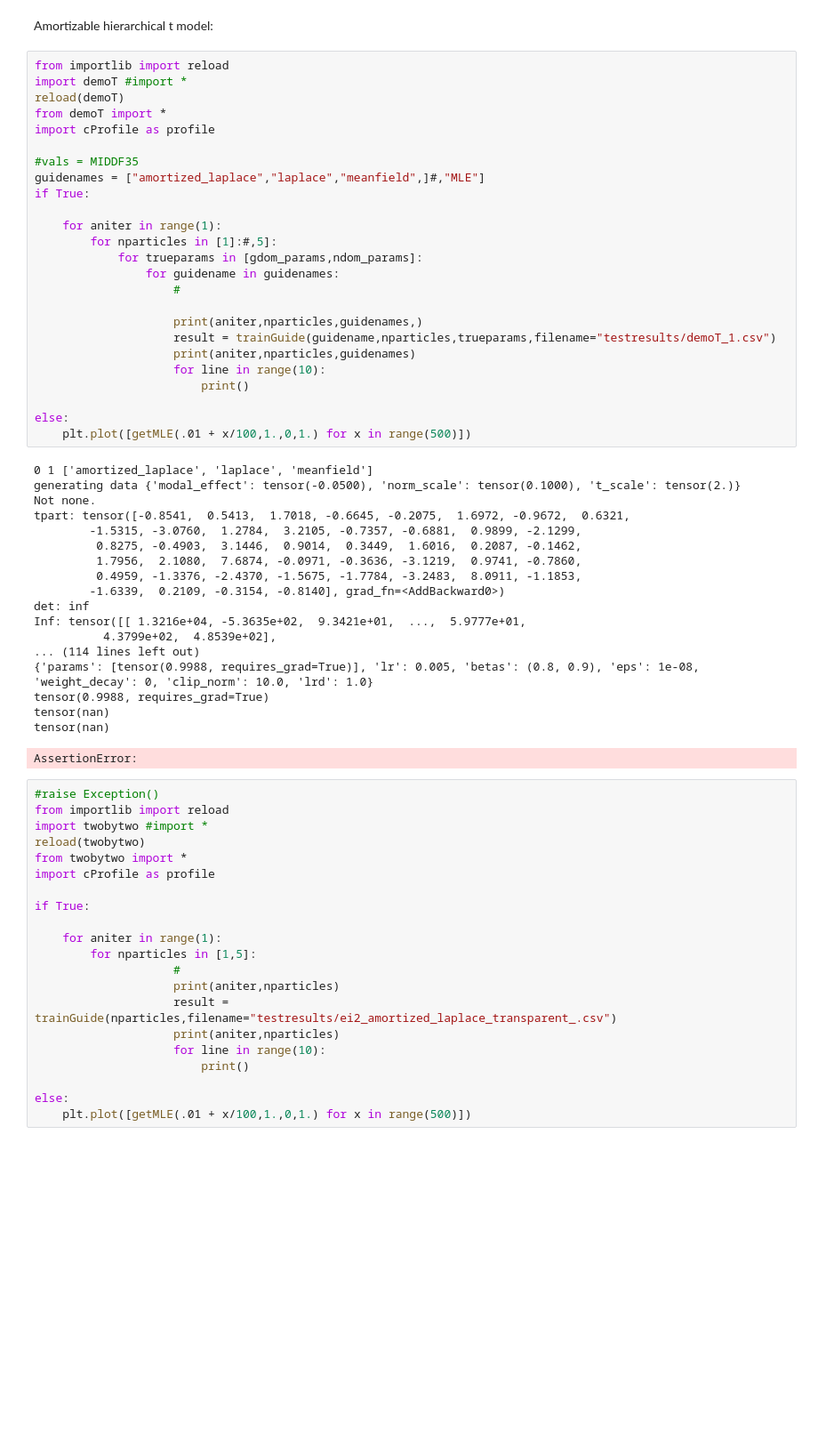
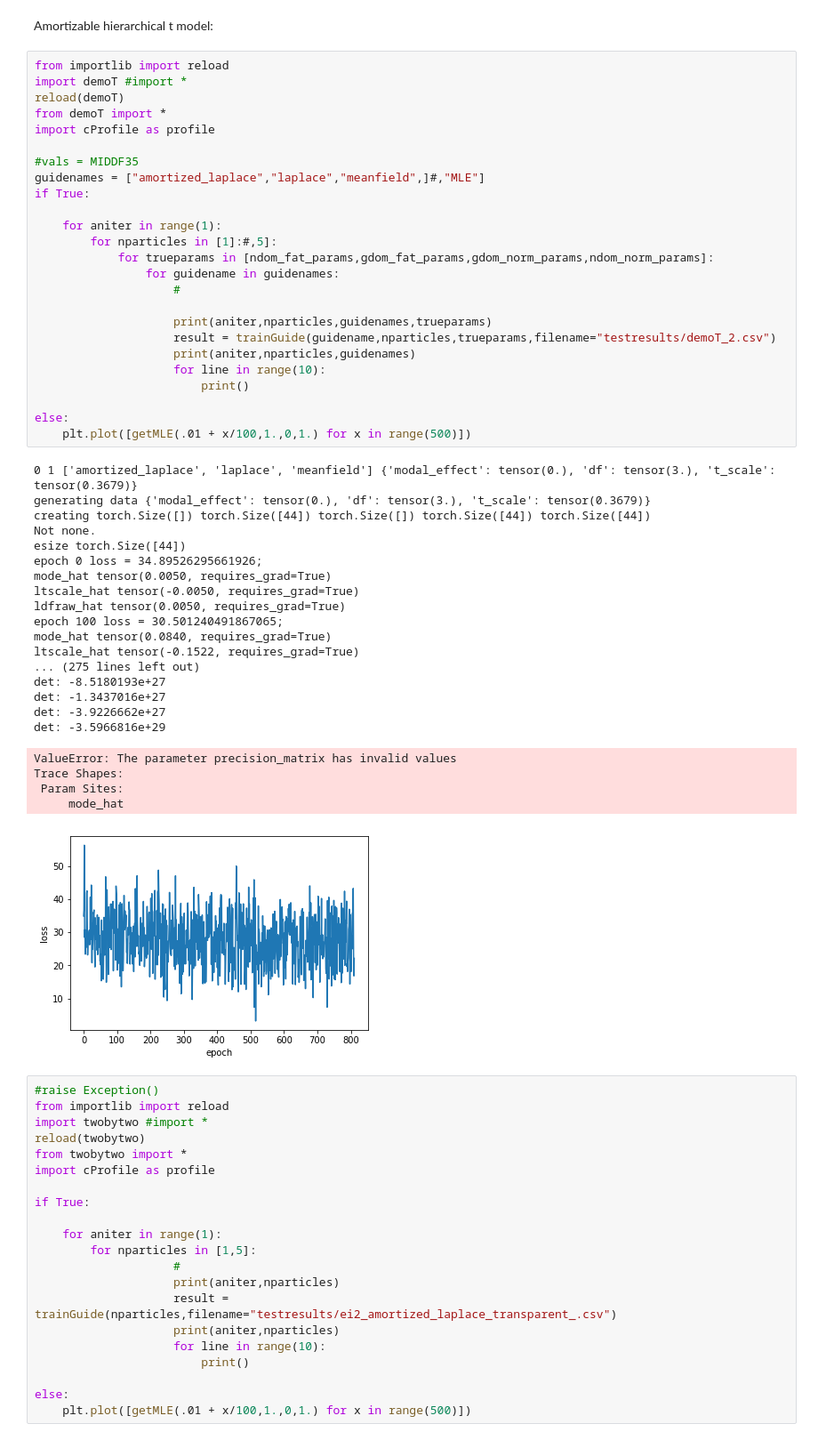
Before and after one commit to jamesonquinn/eipython, a Jupyter notebook: demo.ipynb, the cells around one changed output. Shown at 89% size. Cells and saved outputs as stored; diff of their text form; blank space fills up the shorter version.

```diff
--- a/demo.ipynb
+++ b/demo.ipynb
@@ -67,47 +121,51 @@ Amortizable hierarchical t model:
 # %%
 from importlib import reload
 import demoT #import *
 reload(demoT)
 from demoT import *
 import cProfile as profile
 
 #vals = MIDDF35
 guidenames = ["amortized_laplace","laplace","meanfield",]#,"MLE"]
 if True:
 
     for aniter in range(1):
         for nparticles in [1]:#,5]:
-            for trueparams in [gdom_params,ndom_params]:
+            for trueparams in [ndom_fat_params,gdom_fat_params,gdom_norm_params,ndom_norm_params]:
                 for guidename in guidenames:
                     #
 
-                    print(aniter,nparticles,guidenames,)
-                    result = trainGuide(guidename,nparticles,trueparams,filename="testresults/demoT_1.csv")
+                    print(aniter,nparticles,guidenames,trueparams)
+                    result = trainGuide(guidename,nparticles,trueparams,filename="testresults/demoT_2.csv")
                     print(aniter,nparticles,guidenames)
                     for line in range(10):
                         print()
 
 else:
     plt.plot([getMLE(.01 + x/100,1.,0,1.) for x in range(500)])
 # %% [output]
-0 1 ['amortized_laplace', 'laplace', 'meanfield']
-generating data {'modal_effect': tensor(-0.0500), 'norm_scale': tensor(0.1000), 't_scale': tensor(2.)}
+0 1 ['amortized_laplace', 'laplace', 'meanfield'] {'modal_effect': tensor(0.), 'df': tensor(3.), 't_scale': tensor(0.3679)}
+generating data {'modal_effect': tensor(0.), 'df': tensor(3.), 't_scale': tensor(0.3679)}
+creating torch.Size([]) torch.Size([44]) torch.Size([]) torch.Size([44]) torch.Size([44])
 Not none.
-tpart: tensor([-0.8541,  0.5413,  1.7018, -0.6645, -0.2075,  1.6972, -0.9672,  0.6321,
-        -1.5315, -3.0760,  1.2784,  3.2105, -0.7357, -0.6881,  0.9899, -2.1299,
-         0.8275, -0.4903,  3.1446,  0.9014,  0.3449,  1.6016,  0.2087, -0.1462,
-         1.7956,  2.1080,  7.6874, -0.0971, -0.3636, -3.1219,  0.9741, -0.7860,
-         0.4959, -1.3376, -2.4370, -1.5675, -1.7784, -3.2483,  8.0911, -1.1853,
-        -1.6339,  0.2109, -0.3154, -0.8140], grad_fn=<AddBackward0>)
-det: inf
-Inf: tensor([[ 1.3216e+04, -5.3635e+02,  9.3421e+01,  ...,  5.9777e+01,
-          4.3799e+02,  4.8539e+02],
-... (114 lines left out)
-{'params': [tensor(0.9988, requires_grad=True)], 'lr': 0.005, 'betas': (0.8, 0.9), 'eps': 1e-08, 'weight_decay': 0, 'clip_norm': 10.0, 'lrd': 1.0}
-tensor(0.9988, requires_grad=True)
-tensor(nan)
-tensor(nan)
+esize torch.Size([44])
+epoch 0 loss = 34.89526295661926;
+mode_hat tensor(0.0050, requires_grad=True)
+ltscale_hat tensor(-0.0050, requires_grad=True)
+ldfraw_hat tensor(0.0050, requires_grad=True)
+epoch 100 loss = 30.501240491867065;
+mode_hat tensor(0.0840, requires_grad=True)
+ltscale_hat tensor(-0.1522, requires_grad=True)
+... (275 lines left out)
+det: -8.5180193e+27
+det: -1.3437016e+27
+det: -3.9226662e+27
+det: -3.5966816e+29
-AssertionError:
+ValueError: The parameter precision_matrix has invalid values
+Trace Shapes:
+ Param Sites:
+     mode_hat
+[figure, added]
 # %%
 #raise Exception()
 from importlib import reload
```
Also changed, not shown: parts of 1 cell of this notebook, 7 other files.
